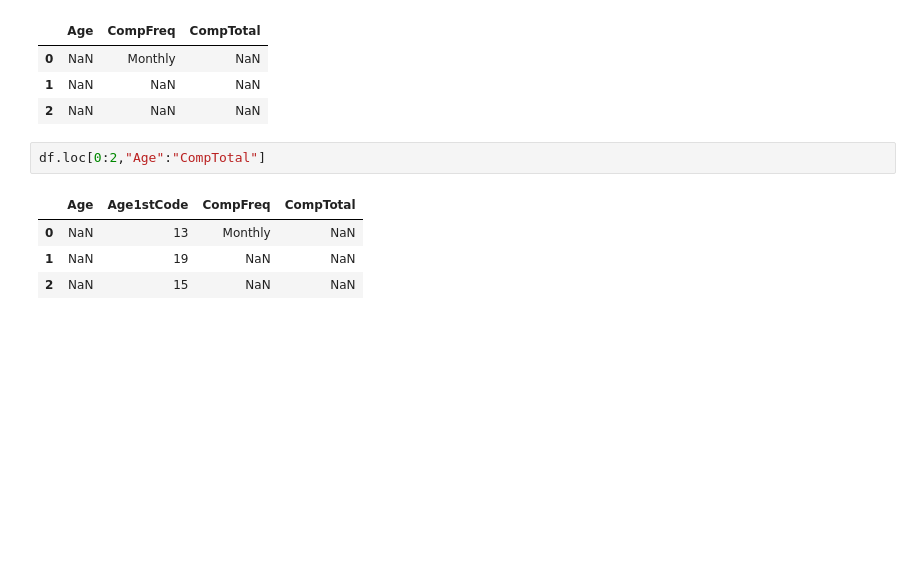
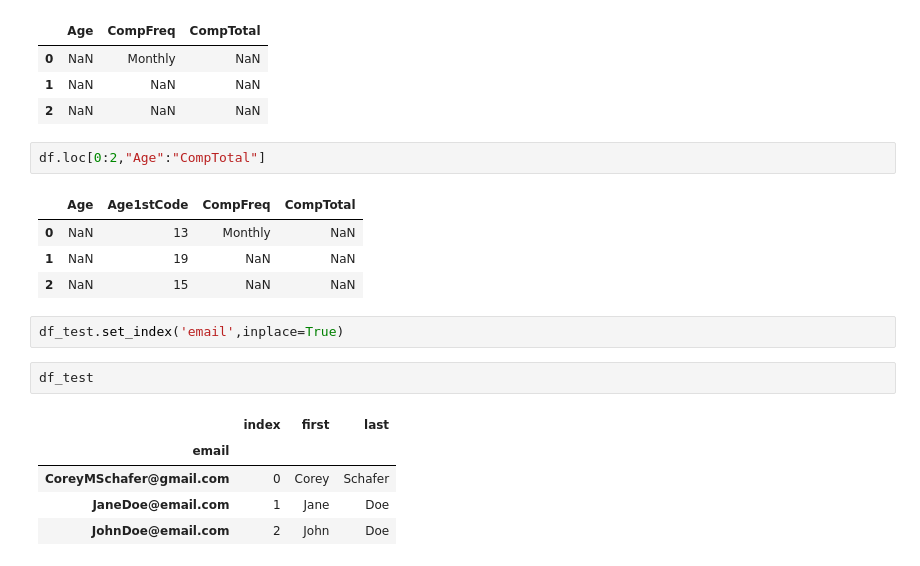
Before and after one commit to kalayu-ftsum/data_science_sample_code, a Jupyter notebook: data analysis/data_analysis.ipynb, the cells around one changed output. Drawn from its saved outputs; the diff is of its cells as text; blank space fills up the shorter version.

```diff
--- a/data analysis/data_analysis.ipynb
+++ b/data analysis/data_analysis.ipynb
@@ -207,3 +207,13 @@ df.loc[0:2,"Age":"CompTotal"]
 | 0 | NaN | 13 | Monthly | NaN |
 | 1 | NaN | 19 | NaN | NaN |
 | 2 | NaN | 15 | NaN | NaN |
+# %%
+df_test.set_index('email',inplace=True)
+# %%
+df_test
+# %% [output]
+|  | index | first | last |
+| email |  |  |  |
+| CoreyMSchafer@gmail.com | 0 | Corey | Schafer |
+| JaneDoe@email.com | 1 | Jane | Doe |
+| JohnDoe@email.com | 2 | John | Doe |
```
Also changed, not shown: parts of 6 cells of this notebook.
